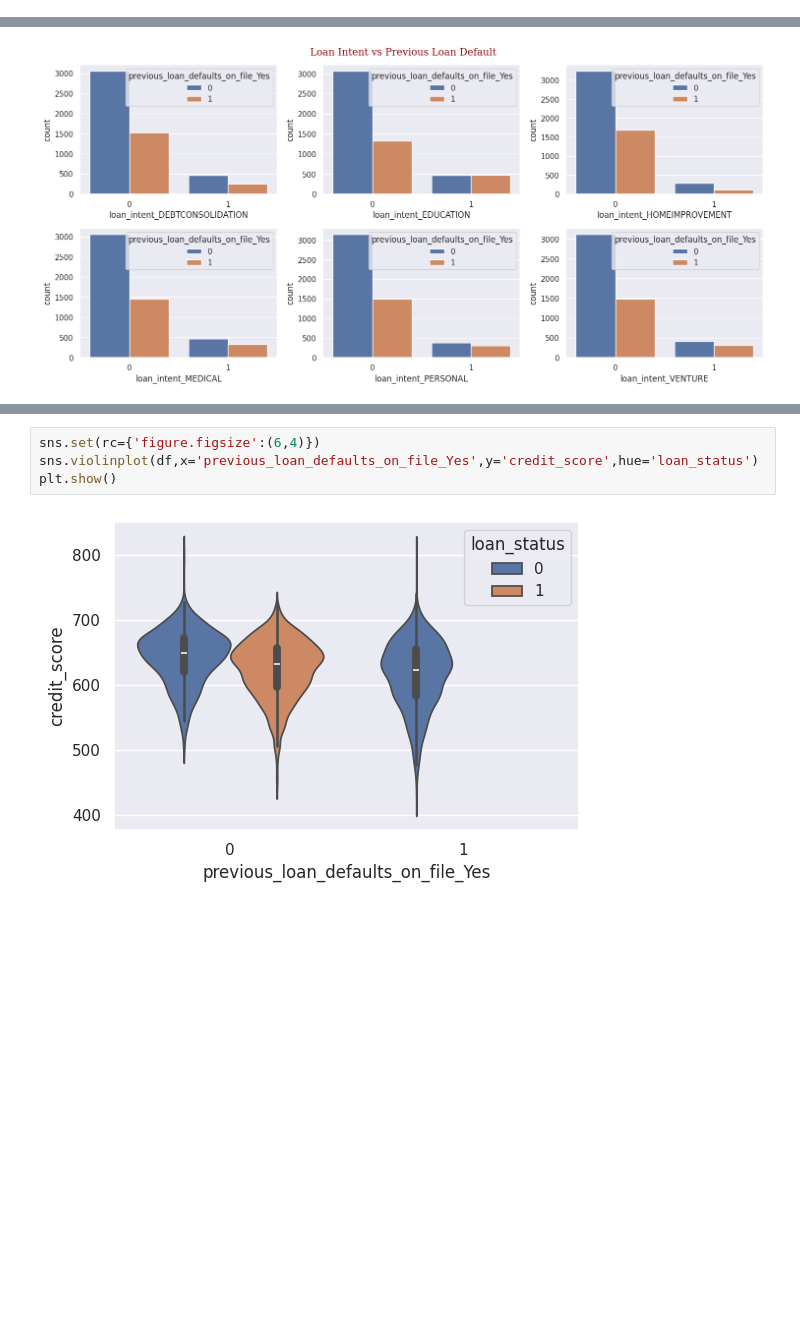
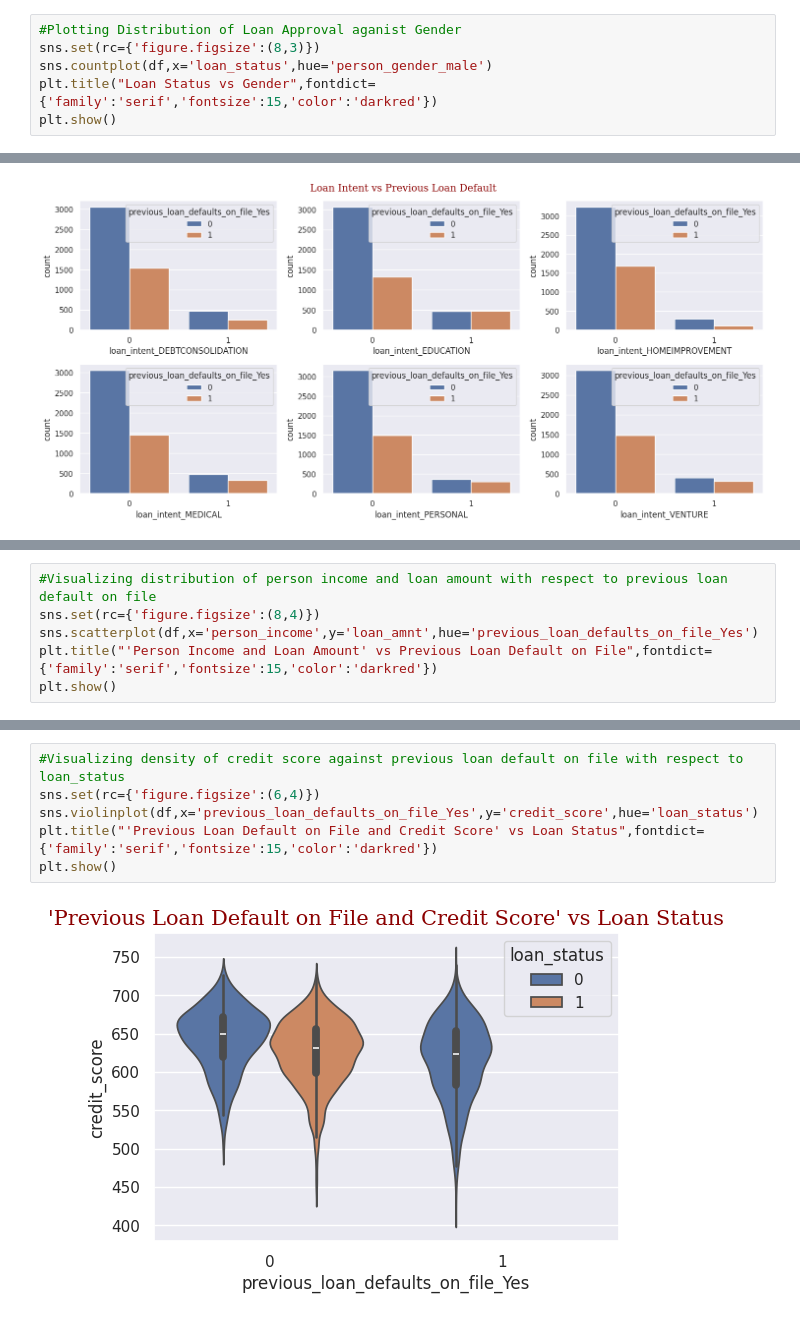
Before and after one commit to AI-fanatic24/ASD-DS-AI-ML-Internship, a Jupyter notebook: Loan.ipynb, the cells around one changed output, grey strips where cells are left out. Saved outputs shown, nothing was run; the diff lists cells and outputs as text; blank space fills up the shorter version.

```diff
--- a/Loan.ipynb
+++ b/Loan.ipynb
@@ -394,0 +407,6 @@ plt.show()
+# %%
+#Plotting Distribution of Loan Approval aganist Gender
+sns.set(rc={'figure.figsize':(8,3)})
+sns.countplot(df,x='loan_status',hue='person_gender_male')
+plt.title("Loan Status vs Gender",fontdict={'family':'serif','fontsize':15,'color':'darkred'})
+plt.show()
@@ -562,0 +599,6 @@ plt.show()
+# %%
+#Visualizing distribution of person income and loan amount with respect to previous loan default on file
+sns.set(rc={'figure.figsize':(8,4)})
+sns.scatterplot(df,x='person_income',y='loan_amnt',hue='previous_loan_defaults_on_file_Yes')
+plt.title("'Person Income and Loan Amount' vs Previous Loan Default on File",fontdict={'family':'serif','fontsize':15,'color':'darkred'})
+plt.show()
@@ -563,6 +607,8 @@ plt.show()
 # %%
+#Visualizing density of credit score against previous loan default on file with respect to loan_status
 sns.set(rc={'figure.figsize':(6,4)})
 sns.violinplot(df,x='previous_loan_defaults_on_file_Yes',y='credit_score',hue='loan_status')
+plt.title("'Previous Loan Default on File and Credit Score' vs Loan Status",fontdict={'family':'serif','fontsize':15,'color':'darkred'})
 plt.show()
 # %% [output]
-[figure, old version]
+[figure, new version]
```
Also changed, not shown: parts of 32 cells of this notebook.
